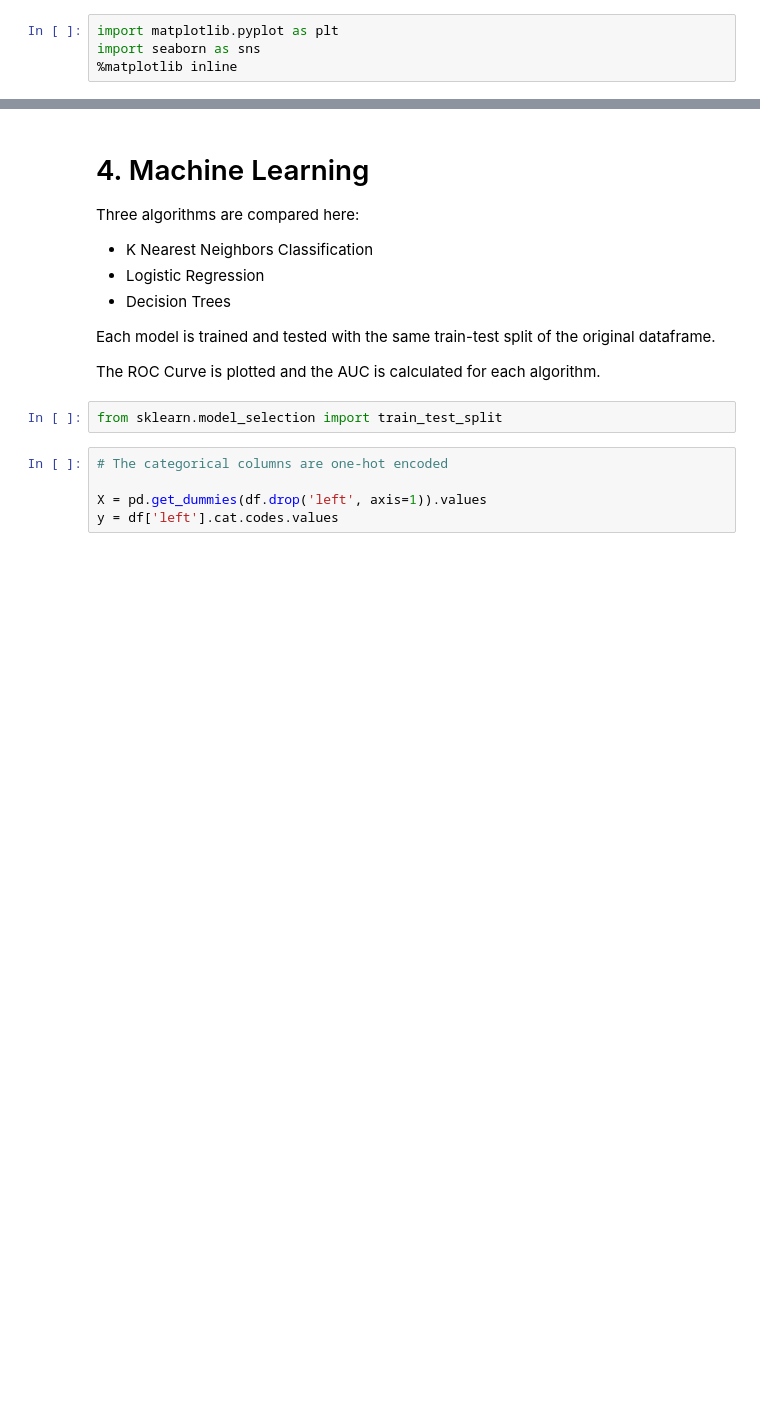
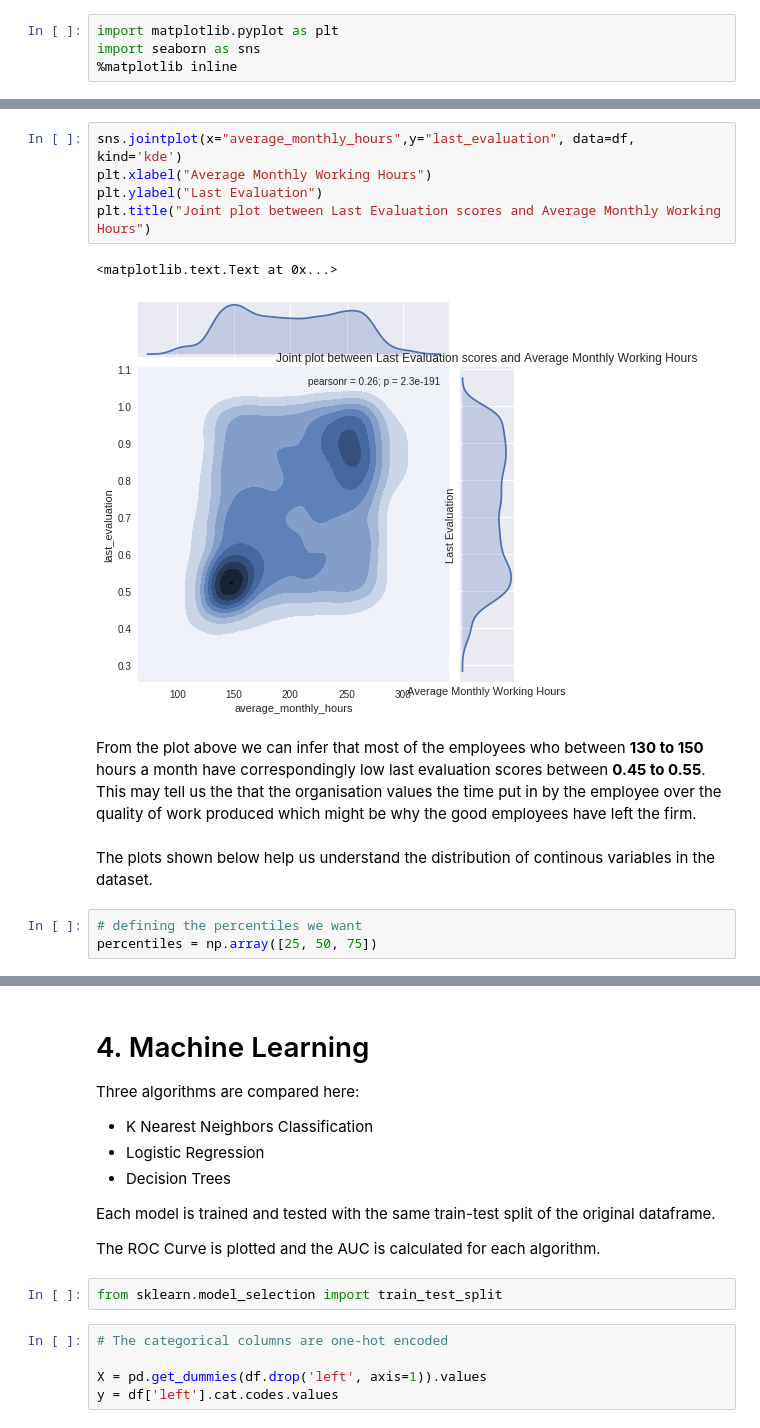
Before and after one commit to prajwaldp/kaggle-human-resource-analytics, a Jupyter notebook: report.ipynb, the cells around one changed output, grey strips where cells are left out. Drawn from its saved outputs; the diff is of its cells as text; blank space fills up the shorter version.

```diff
--- a/report.ipynb
+++ b/report.ipynb
@@ -126,0 +171,16 @@ import seaborn as sns
+# %%
+sns.jointplot(x="average_monthly_hours",y="last_evaluation", data=df, kind='kde')
+plt.xlabel("Average Monthly Working Hours")
+plt.ylabel("Last Evaluation")
+plt.title("Joint plot between Last Evaluation scores and Average Monthly Working Hours")
+# %% [output]
+<matplotlib.text.Text at 0x...>
+[figure, added]
+# %% [markdown]
+From the plot above we can infer that most of the employees who between **130 to 150** hours a month have correspondingly low last evaluation scores between **0.45 to 0.55**. This may tell us the that the organisation values the time put in by the employee over the quality of work produced which might be why the good employees have left the firm.
+# %% [markdown]
+The plots shown below help us understand the distribution of continous variables in the
+dataset.
+# %%
+# defining the percentiles we want
+percentiles = np.array([25, 50, 75])
```
Also changed, not shown: parts of 88 cells of this notebook.
